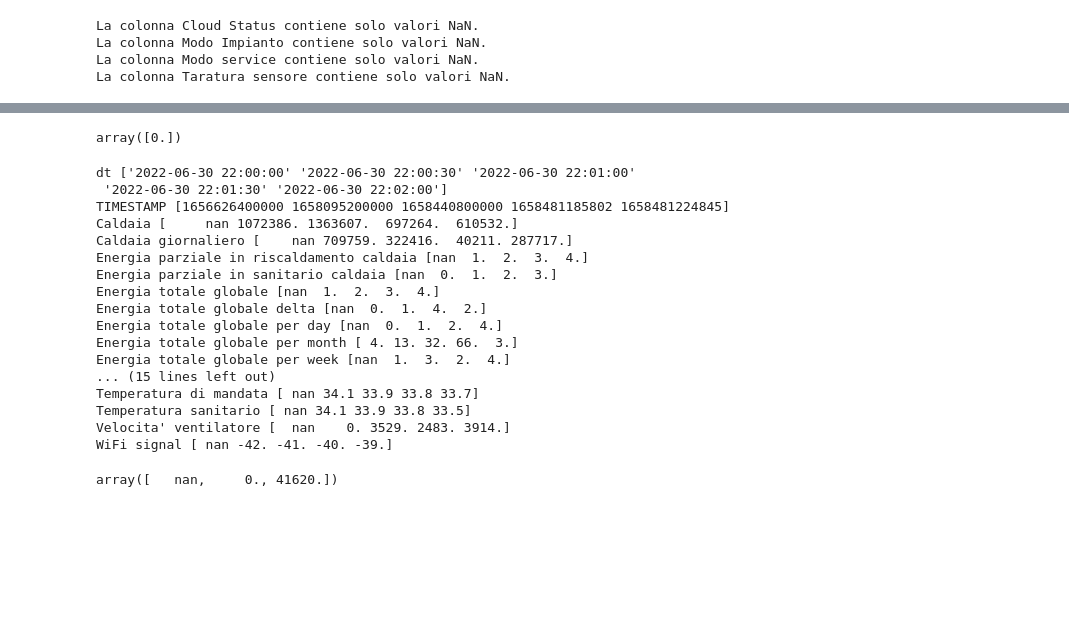
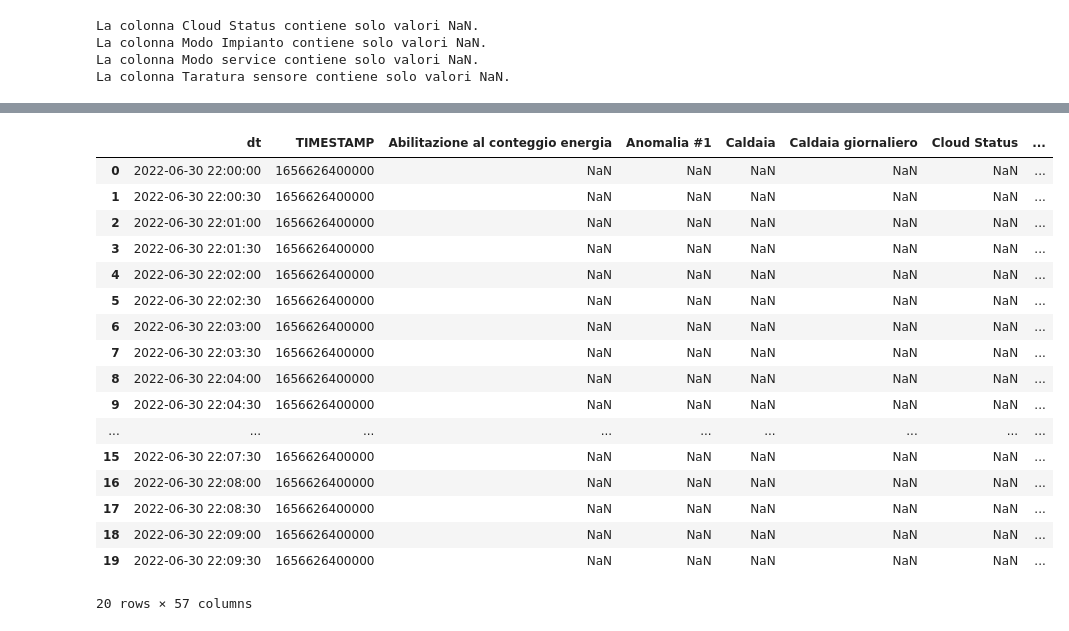
Before and after one commit to leonardozecchin/anomaly_detection, a Jupyter notebook: ricampionamentoNew.ipynb, the cells around one changed output, grey strips where cells are left out. Cells and saved outputs as stored; diff of their text form; code cells hidden in the pictures; blank space fills up the shorter version.

Commit message:
Create the resampler.py and other changes

```diff
--- a/ricampionamentoNew.ipynb
+++ b/ricampionamentoNew.ipynb
@@ -44,3 +44,18 @@ def checkFileInFolder(folder, file):
     if file in os.listdir(folder):
         return True
     return False
+# %%
+def getResampledDf(df,file_path):
+    if not checkFileInFolder(folder ='last12months/12months',file=file_path):
+        df_sorted = sortDf(df)
+        df_sorted = cleanCSV(df_sorted)
+        df_resampled = resampleDf(df_sorted,'30s')
+        df_resampled.to_csv('last12months/12months/' + file_path)
+        return df_sorted, df_resampled
+    else:
+        df_resampled = pd.read_csv('last12months/12months/'+ file_path)
+        return None, df_resampled
+# %%
+df1_sorted, df1_resampled = getResampledDf(df1,'204300479_resampled30s.csv')
+df2_sorted, df2_resampled = getResampledDf(df2,'220330932_resampled30s.csv')
+df3_sorted, df3_resampled = getResampledDf(df3,'224228487_resampled30s.csv')
@@ -391,28 +364,0 @@ generalBooleans
-# %%
-df1_resampled['Standby giornaliero'].unique()
-# %% [output]
-array([0.])
-# %%
-printUniques(getUniques(df2_resampled),2)
-# %% [output]
-dt ['2022-06-30 22:00:00' '2022-06-30 22:00:30' '2022-06-30 22:01:00'
- '2022-06-30 22:01:30' '2022-06-30 22:02:00']
-TIMESTAMP [1656626400000 1658095200000 1658440800000 1658481185802 1658481224845]
-Caldaia [     nan 1072386. 1363607.  697264.  610532.]
-Caldaia giornaliero [    nan 709759. 322416.  40211. 287717.]
-Energia parziale in riscaldamento caldaia [nan  1.  2.  3.  4.]
-Energia parziale in sanitario caldaia [nan  0.  1.  2.  3.]
-Energia totale globale [nan  1.  2.  3.  4.]
-Energia totale globale delta [nan  0.  1.  4.  2.]
-Energia totale globale per day [nan  0.  1.  2.  4.]
-Energia totale globale per month [ 4. 13. 32. 66.  3.]
-Energia totale globale per week [nan  1.  3.  2.  4.]
-... (15 lines left out)
-Temperatura di mandata [ nan 34.1 33.9 33.8 33.7]
-Temperatura sanitario [ nan 34.1 33.9 33.8 33.5]
-Velocita' ventilatore [  nan    0. 3529. 2483. 3914.]
-WiFi signal [ nan -42. -41. -40. -39.]
-# %%
-df2_resampled['Standby'].unique()
-# %% [output]
-array([   nan,     0., 41620.])
@@ -418,0 +368,21 @@ array([   nan,     0., 41620.])
+# %%
+df2_resampled.head(20)
+# %% [output]
+|  | dt | TIMESTAMP | Abilitazione al conteggio energia | Anomalia #1 | Caldaia | Caldaia giornaliero | Cloud Status | ... |
+| 0 | 2022-06-30 22:00:00 | 1656626400000 | NaN | NaN | NaN | NaN | NaN | ... |
+| 1 | 2022-06-30 22:00:30 | 1656626400000 | NaN | NaN | NaN | NaN | NaN | ... |
+| 2 | 2022-06-30 22:01:00 | 1656626400000 | NaN | NaN | NaN | NaN | NaN | ... |
+| 3 | 2022-06-30 22:01:30 | 1656626400000 | NaN | NaN | NaN | NaN | NaN | ... |
+| 4 | 2022-06-30 22:02:00 | 1656626400000 | NaN | NaN | NaN | NaN | NaN | ... |
+| 5 | 2022-06-30 22:02:30 | 1656626400000 | NaN | NaN | NaN | NaN | NaN | ... |
+| 6 | 2022-06-30 22:03:00 | 1656626400000 | NaN | NaN | NaN | NaN | NaN | ... |
+| 7 | 2022-06-30 22:03:30 | 1656626400000 | NaN | NaN | NaN | NaN | NaN | ... |
+| 8 | 2022-06-30 22:04:00 | 1656626400000 | NaN | NaN | NaN | NaN | NaN | ... |
+| 9 | 2022-06-30 22:04:30 | 1656626400000 | NaN | NaN | NaN | NaN | NaN | ... |
+| ... | ... | ... | ... | ... | ... | ... | ... | ... |
+| 15 | 2022-06-30 22:07:30 | 1656626400000 | NaN | NaN | NaN | NaN | NaN | ... |
+| 16 | 2022-06-30 22:08:00 | 1656626400000 | NaN | NaN | NaN | NaN | NaN | ... |
+| 17 | 2022-06-30 22:08:30 | 1656626400000 | NaN | NaN | NaN | NaN | NaN | ... |
+| 18 | 2022-06-30 22:09:00 | 1656626400000 | NaN | NaN | NaN | NaN | NaN | ... |
+| 19 | 2022-06-30 22:09:30 | 1656626400000 | NaN | NaN | NaN | NaN | NaN | ... |
+20 rows × 57 columns
```
Also changed, not shown: parts of 16 cells of this notebook, 2 other files.
